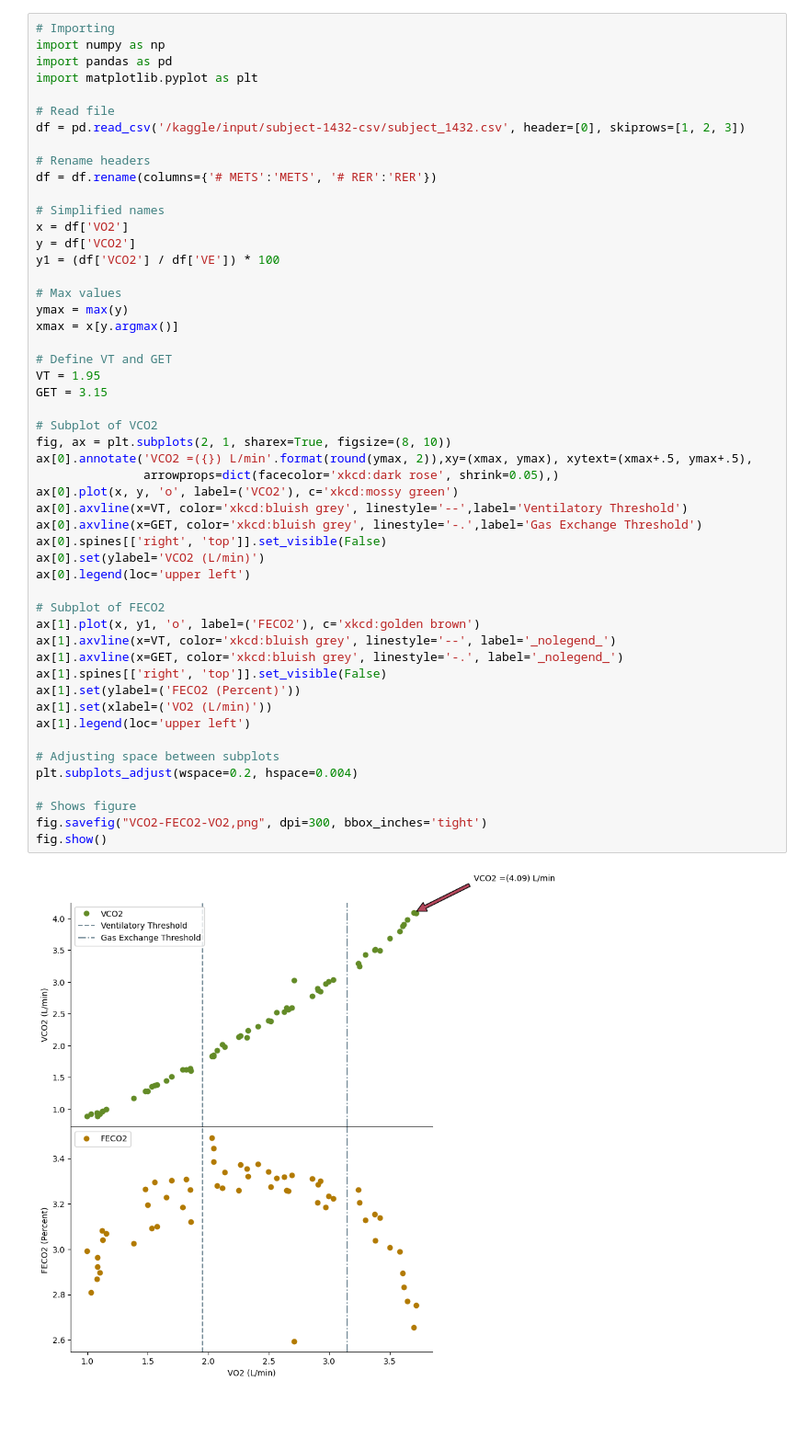
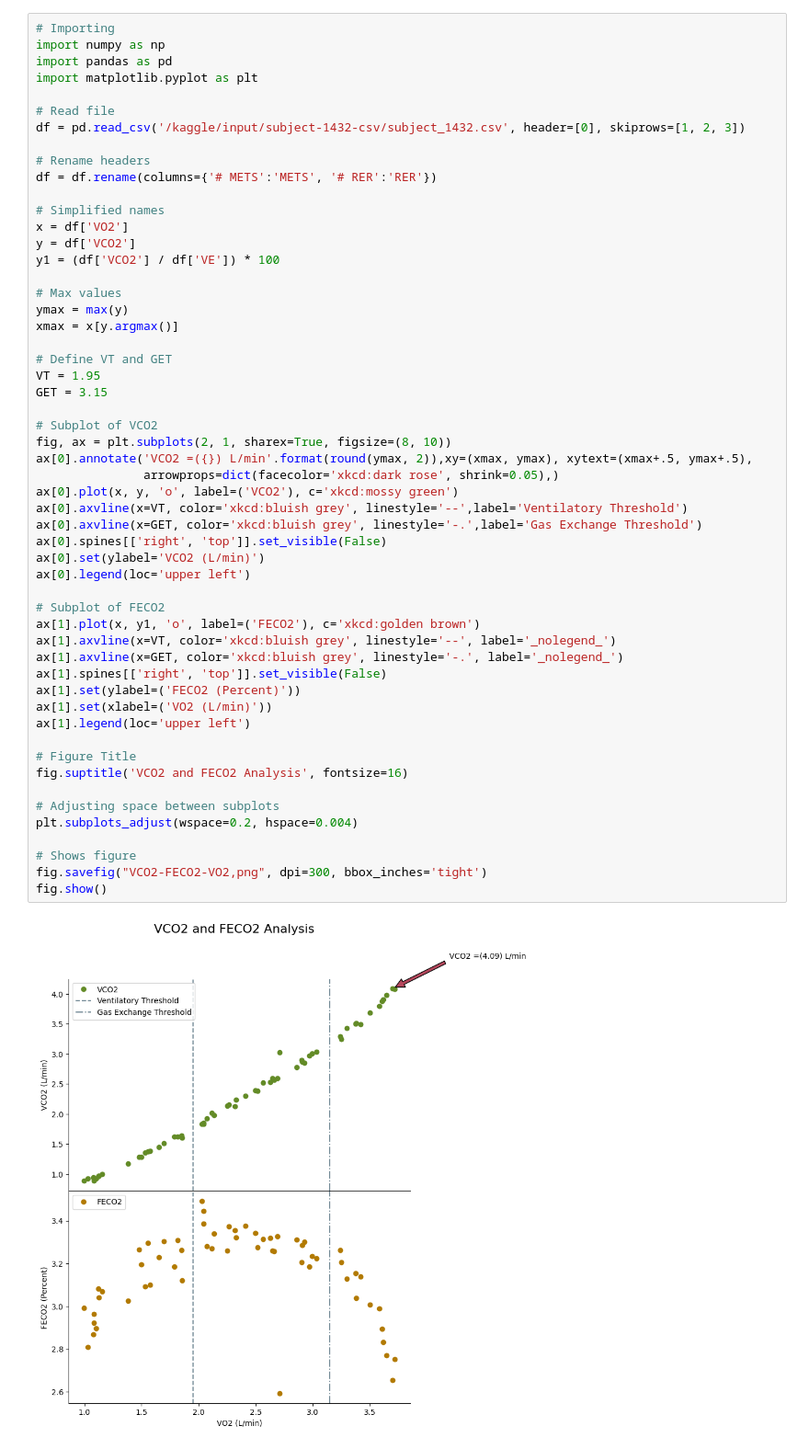
Before and after one commit to LogMac33/KNES381_GitHub, a Jupyter notebook: Python_Project.ipynb, the cells around one changed output. Shown: that part at 92% size. Cells and saved outputs as stored; diff of their text form; blank space fills up the shorter version.

```diff
--- a/Python_Project.ipynb
+++ b/Python_Project.ipynb
@@ -23,31 +23,34 @@ xmax = x[y.argmax()]
 VT = 1.95
 GET = 3.15
 
 # Subplot of VCO2
 fig, ax = plt.subplots(2, 1, sharex=True, figsize=(8, 10))
 ax[0].annotate('VCO2 =({}) L/min'.format(round(ymax, 2)),xy=(xmax, ymax), xytext=(xmax+.5, ymax+.5),
                arrowprops=dict(facecolor='xkcd:dark rose', shrink=0.05),)
 ax[0].plot(x, y, 'o', label=('VCO2'), c='xkcd:mossy green')
 ax[0].axvline(x=VT, color='xkcd:bluish grey', linestyle='--',label='Ventilatory Threshold')
 ax[0].axvline(x=GET, color='xkcd:bluish grey', linestyle='-.',label='Gas Exchange Threshold')
 ax[0].spines[['right', 'top']].set_visible(False)
 ax[0].set(ylabel='VCO2 (L/min)')
 ax[0].legend(loc='upper left')
 
 # Subplot of FECO2
 ax[1].plot(x, y1, 'o', label=('FECO2'), c='xkcd:golden brown')
 ax[1].axvline(x=VT, color='xkcd:bluish grey', linestyle='--', label='_nolegend_')
 ax[1].axvline(x=GET, color='xkcd:bluish grey', linestyle='-.', label='_nolegend_')
 ax[1].spines[['right', 'top']].set_visible(False)
 ax[1].set(ylabel=('FECO2 (Percent)'))
 ax[1].set(xlabel=('VO2 (L/min)'))
 ax[1].legend(loc='upper left')
 
+# Figure Title
+fig.suptitle('VCO2 and FECO2 Analysis', fontsize=16)
+
 # Adjusting space between subplots
 plt.subplots_adjust(wspace=0.2, hspace=0.004)
 
 # Shows figure
 fig.savefig("VCO2-FECO2-VO2,png", dpi=300, bbox_inches='tight')
 fig.show()
 # %% [output]
-[figure, old version]
+[figure, new version]
```
